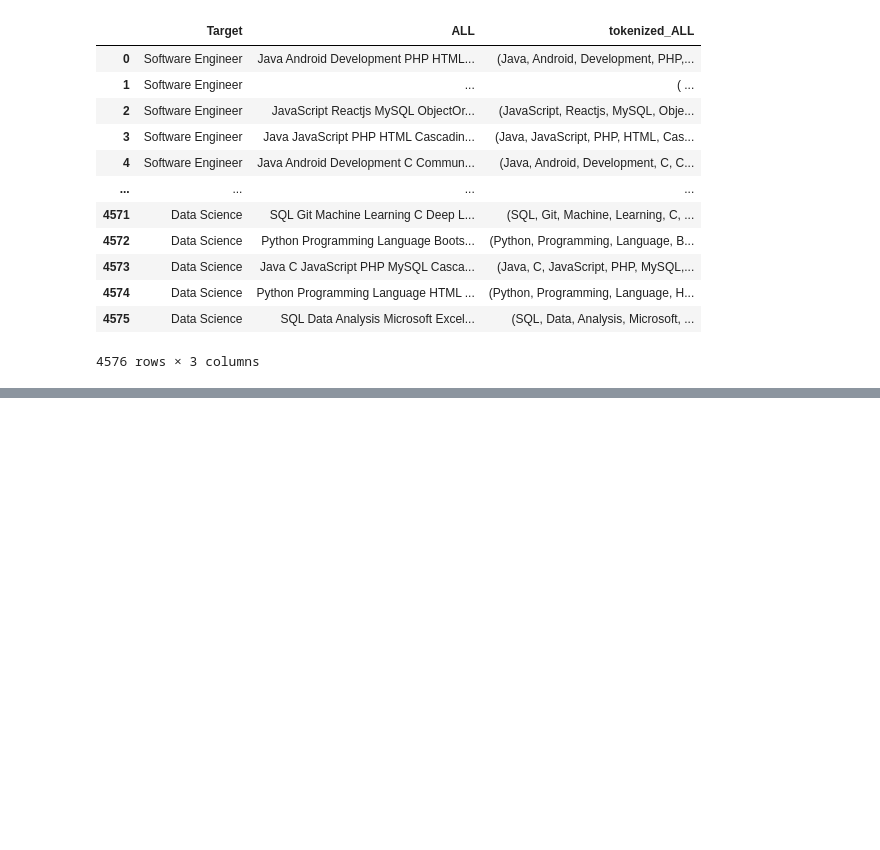
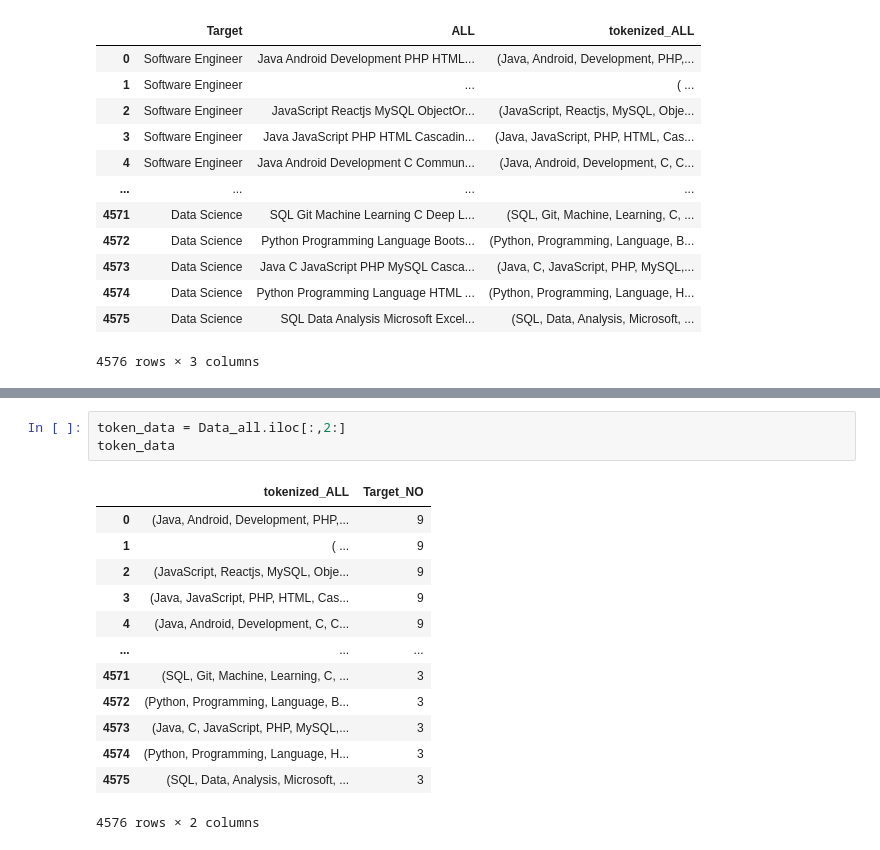
Before and after one commit to farookfazni/AI-to-Predict-Career-Path, a Jupyter notebook: Model2.ipynb, the cells around one changed output, grey strips where cells are left out. Cells and saved outputs as stored; diff of their text form; blank space fills up the shorter version.

```diff
--- a/Model2.ipynb
+++ b/Model2.ipynb
@@ -92,0 +115,17 @@ Data_all
+# %%
+token_data = Data_all.iloc[:,2:]
+token_data
+# %% [output]
+|  | tokenized_ALL | Target_NO |
+| 0 | (Java, Android, Development, PHP,... | 9 |
+| 1 | ( ... | 9 |
+| 2 | (JavaScript, Reactjs, MySQL, Obje... | 9 |
+| 3 | (Java, JavaScript, PHP, HTML, Cas... | 9 |
+| 4 | (Java, Android, Development, C, C... | 9 |
+| ... | ... | ... |
+| 4571 | (SQL, Git, Machine, Learning, C, ... | 3 |
+| 4572 | (Python, Programming, Language, B... | 3 |
+| 4573 | (Java, C, JavaScript, PHP, MySQL,... | 3 |
+| 4574 | (Python, Programming, Language, H... | 3 |
+| 4575 | (SQL, Data, Analysis, Microsoft, ... | 3 |
+4576 rows × 2 columns
```
Also changed, not shown: parts of 8 cells of this notebook.
